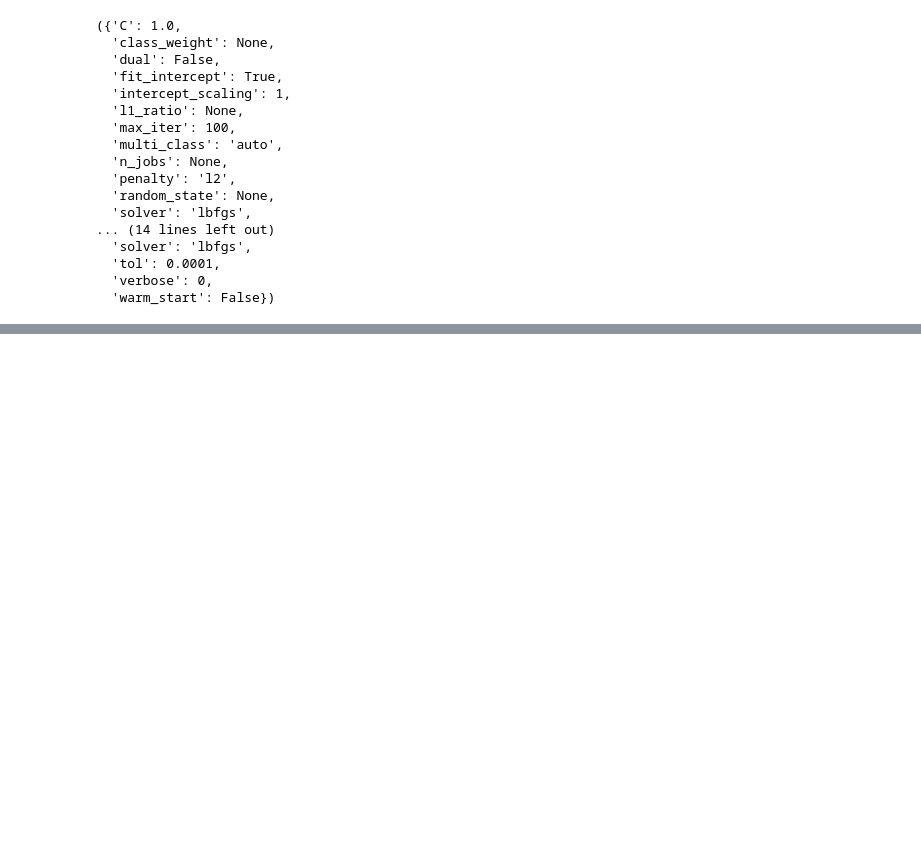
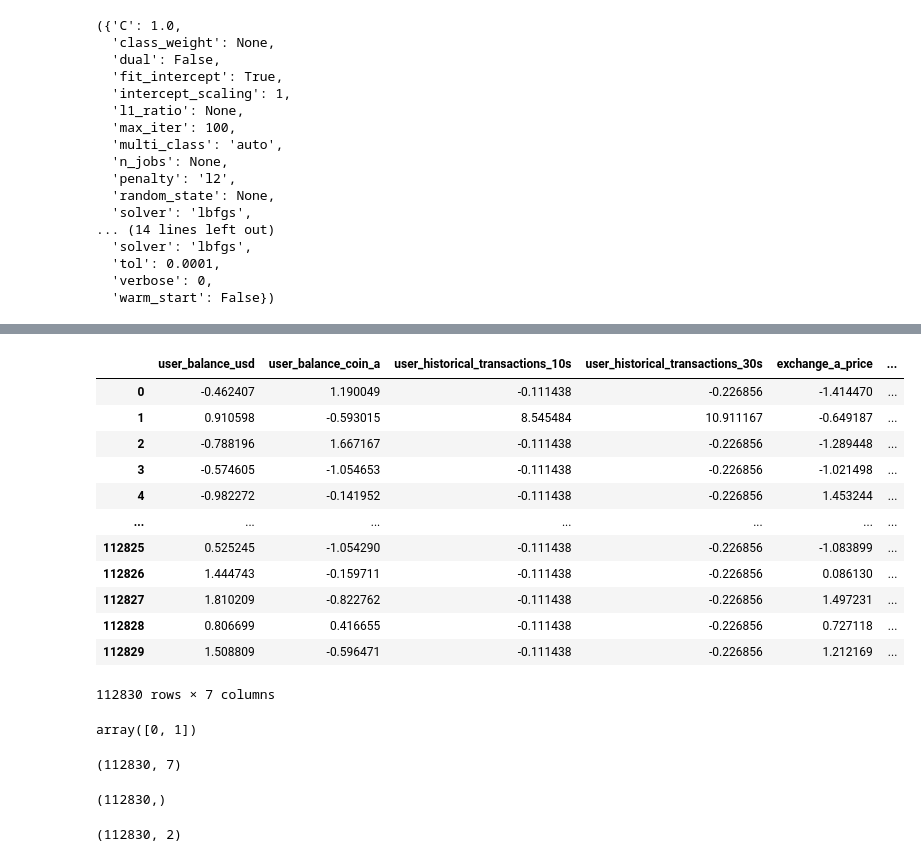
Before and after one commit to 0xjrr/ds-hackaton1-ldsa, a Jupyter notebook: EDA.ipynb, the cells around one changed output, grey strips where cells are left out. Cells and saved outputs as stored; diff of their text form; code cells hidden in the pictures; blank space fills up the shorter version.

```diff
--- a/EDA.ipynb
+++ b/EDA.ipynb
@@ -312,0 +388,20 @@ rf.
+# %%
+X_test = data_test_dropped
+# %%
+X_test[list(X_test.columns)] = scaler.transform(data_test_dropped)
+# %%
+X_test
+# %% [output]
+|  | user_balance_usd | user_balance_coin_a | user_historical_transactions_10s | user_historical_transactions_30s | exchange_a_price | ... |
+| 0 | -0.462407 | 1.190049 | -0.111438 | -0.226856 | -1.414470 | ... |
+| 1 | 0.910598 | -0.593015 | 8.545484 | 10.911167 | -0.649187 | ... |
+| 2 | -0.788196 | 1.667167 | -0.111438 | -0.226856 | -1.289448 | ... |
+| 3 | -0.574605 | -1.054653 | -0.111438 | -0.226856 | -1.021498 | ... |
+| 4 | -0.982272 | -0.141952 | -0.111438 | -0.226856 | 1.453244 | ... |
+| ... | ... | ... | ... | ... | ... | ... |
+| 112825 | 0.525245 | -1.054290 | -0.111438 | -0.226856 | -1.083899 | ... |
+| 112826 | 1.444743 | -0.159711 | -0.111438 | -0.226856 | 0.086130 | ... |
+| 112827 | 1.810209 | -0.822762 | -0.111438 | -0.226856 | 1.497231 | ... |
+| 112828 | 0.806699 | 0.416655 | -0.111438 | -0.226856 | 0.727118 | ... |
+| 112829 | 1.508809 | -0.596471 | -0.111438 | -0.226856 | 1.212169 | ... |
+112830 rows × 7 columns
@@ -312,0 +412,16 @@ rf.
+# %%
+lr.classes_
+# %% [output]
+array([0, 1])
+# %%
+X_test.shape
+# %% [output]
+(112830, 7)
+# %%
+data_test_id.shape
+# %% [output]
+(112830,)
+# %%
+pd.DataFrame(pred).shape
+# %% [output]
+(112830, 2)
```
Also changed, not shown: parts of 26 cells of this notebook.
